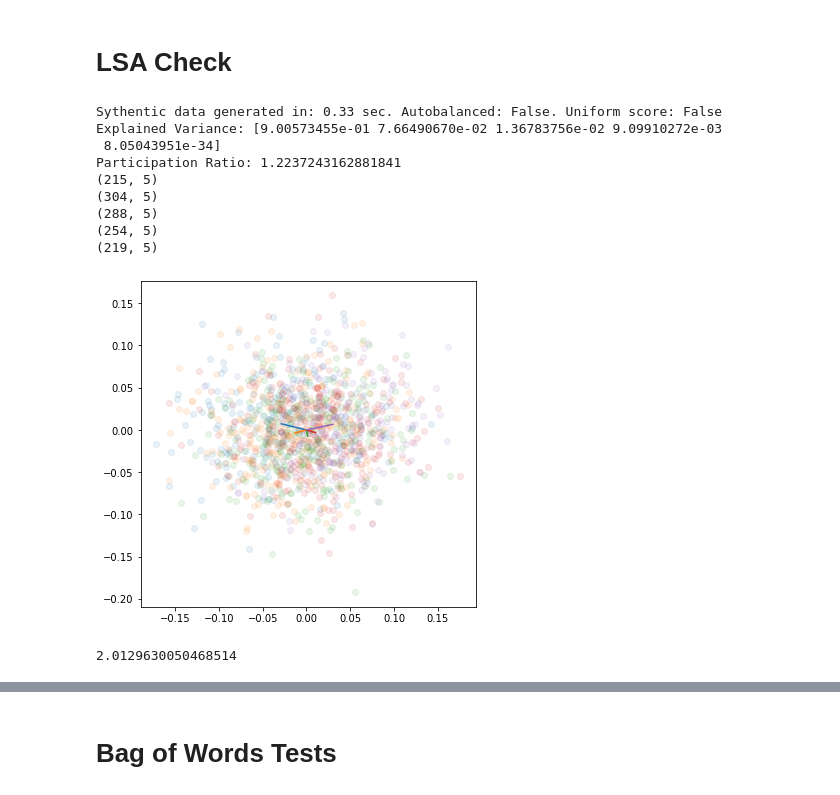
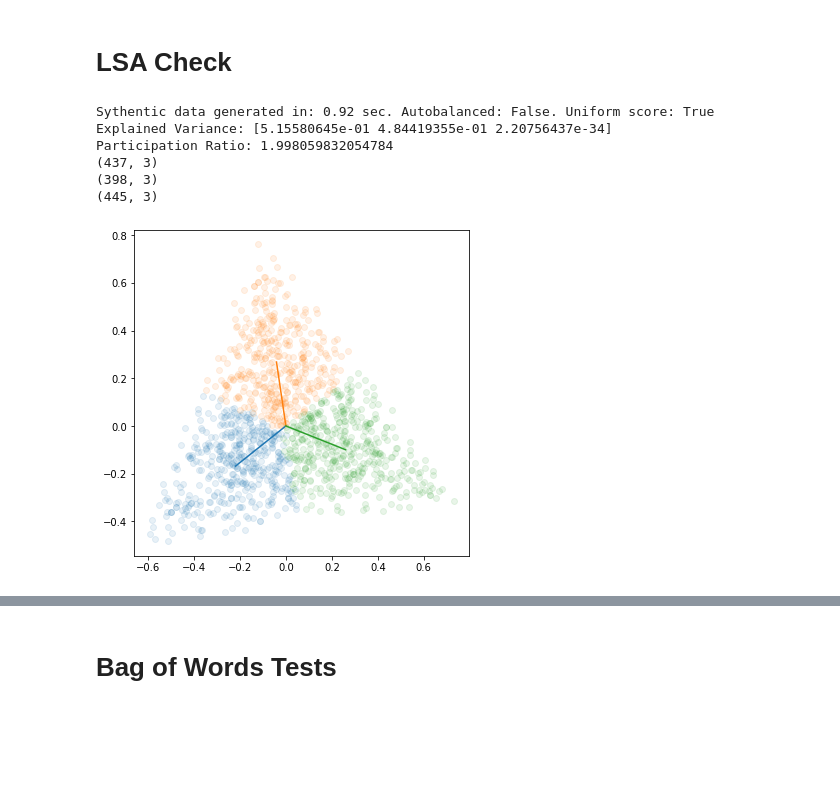
Before and after one commit to kaitken17/colab_based_projects, a Jupyter notebook: sythetic_analysis_multiclass.ipynb, the cells around one changed output, grey strips where cells are left out. Saved outputs shown, nothing was run; the diff lists cells and outputs as text; code cells hidden in the pictures; blank space fills up the shorter version.

```diff
--- a/sythetic_analysis_multiclass.ipynb
+++ b/sythetic_analysis_multiclass.ipynb
@@ -1667,5 +563,5 @@ Readout shape: (4, 128)
 # %%
-pc_dims = 6
+pc_dims = 5
 
 # Finds percentage of variance explained by top pc_dims of PCA
 pca_full = PCA(n_components=rnn_specs['hidden_size'])
@@ -1878,8 +742,8 @@ Avg perc in rest for subspace dim 3: 1.0
 # %%
 word = None
 if word == None:
-  word_tensor = jnp.zeros(rnn_specs['input_size'])
-  # word_tensor = 1/3*jnp.ones(rnn_specs['input_size'])
+  # word_tensor = jnp.zeros(rnn_specs['input_size'])
+  word_tensor = 1/rnn_specs['input_size']*jnp.ones(rnn_specs['input_size'])
 else:
   word_tensor = wordToTensor(word, toy_params['words'])[0]
 
@@ -1891,6 +755,6 @@ xstar = jnp.outer(pts_ones, jnp.asarray(word_tensor))
 
 fp_loss_fun = renn.build_fixed_point_loss(cell, rnn_params)
 fixed_points, loss_hist, fp_losses = renn.find_fixed_points(fp_loss_fun, pts, xstar, optimizers.adam(0.01),
-                                                            tolerance=5e-4, steps=range(10000))
+                                                            tolerance=1e-4, steps=range(10000))
 print('Done')
 # %% [output]
@@ -3177,8 +1839,8 @@ Initializing readouts as simplex dimensions.
 # Dimensions vs Number of Classes Tests
 # %%
 n_trials = 5000
-class_size = [2, 3, 4, 5, 6, 7, 8, 9, 10]
-states = 'Hidden' # Supports 'Hidden' and 'Fixed'
+class_size = [2, 3, 4, 5, 6, 7]
+states = 'Fixed' # Supports 'Hidden' and 'Fixed'
 
 unique_tol = 0.025
 do_print = True
@@ -3200,7 +1862,9 @@ ro_plane_perc = np.zeros((len(class_size),))
 for class_idx, class_num in zip(range(len(class_size)), class_size):
 
   # Loads network
-  path = '/content/drive/My Drive/ml_research/fixedpoints_nlp/data/gru_{}classrgb_minimal_noRO_l2is2e-4.pickle'.format(class_num)
+  path = '/content/drive/My Drive/ml_research/fixedpoints_nlp/data/gru_{}class_uniformscore_noRO_l2is1e-2.pickle'.format(class_num)
+  # path = '/content/drive/My Drive/ml_research/fixedpoints_nlp/data/gru_{}classrgb_minimal_noRO_l2is2e-4.pickle'.format(class_num)
+  # path = '/content/drive/My Drive/ml_research/fixedpoints_nlp/data/gru_{}classrgb_uniformscore_noRO_l2is5e-4.pickle'.format(class_num)
 
   # Loads network
   with open(path, 'rb') as load_file:
@@ -3237,7 +1901,7 @@ for class_idx, class_num in zip(range(len(class_size)), class_size):
     xstar = jnp.zeros((pts.shape[0], rnn_specs['input_size']))
     fp_loss_fun = renn.build_fixed_point_loss(cell, rnn_params)
     fixed_points, loss_hist, fp_losses = renn.find_fixed_points(fp_loss_fun, pts, xstar, optimizers.adam(0.01),
-                                                                tolerance=.01 * 1/2*(np.mean(avg_step_sizes))**2, steps=range(10000))
+                                                                tolerance=.05 * 1/2*(np.mean(avg_step_sizes))**2, steps=range(10000))
     pts_reduced, unique_kidxs = keep_unique_fixed_points(fixed_points, unique_tol, do_print)
 
   # PCA measures
@@ -3271,7 +1935,7 @@ for class_idx, class_num in zip(range(len(class_size)), class_size):
   slope, _, _, _, _ = find_correlation_dimension(r_range, dist_sq, show_plot=False)
   corr_dim_vals[class_idx] = slope
 
-  local_prs[class_idx] = local_pca_analysis(pts_reduced, dist_sq, n_pts=20, k=100*class_num)
+  local_prs[class_idx] = local_pca_analysis(pts_reduced, dist_sq, n_pts=20, k=50*class_num)
 
   # Readout tests
   readout = readout_params.T
@@ -3356,29 +1996,28 @@ plt.legend()
 # LSA Check
 # %%
 toy_params = {
-  'phrase_length': 48,
+  'phrase_length': 50,
   'loss_type': 'XE',
-  'context_words' : True,
-  'unordered_class': False, # Use an unordered class set
+  'context_words' : False,
+  'unordered_class': True, # Use an unordered class set
   'n_unordered': 3,
-  # 'words': ['kinda0', 'kinda1', 'kinda2'],
-  # 'uniform_score': True, # Uniform distribution over scores
+  # 'words': ['kinda0', 'kinda1', 'kinda2', 'the'],
+  'uniform_score': True, # Uniform distribution over scores
   # 'filter': 24.0
 }
 
 toy_params['words'] = generateWordBank(toy_params)
-toy_params['sentiments'] = ['One', 'Two', 'Three', 'Four', 'Five']
+# toy_params['sentiments'] = ['One', 'Two', 'Three', 'Four', 'Five']
 # toy_params['sentiments'] = ['Bad', 'Neutral', 'Good']
 if toy_params['unordered_class']:
   toy_params['sentiments'] = ['sent'+str(i) for i in range(toy_params['n_unordered'])]
-toy_params['base_word_vals'] = baseWordValues(toy_params)
-
+toy_params['base_word_vals'] = syn.baseWordValues(toy_params)
 
 train_params = {'train_set_size': 1280}
 
-train_params, toy_params, _ = default_params(train_params, toy_params, {})
+train_params, toy_params, _ = syn_train.default_params(train_params, toy_params, {})
 
-syn_data = generate_data(train_params['train_set_size'], toy_params, len(toy_params['sentiments']), jnp_arrays=False)
+syn_data = syn.generate_data(train_params['train_set_size'], toy_params, len(toy_params['sentiments']), jnp_arrays=False)
 
 state_sums = np.zeros((len(toy_params['sentiments']), len(toy_params['words'])))
 n_states = np.zeros((len(toy_params['sentiments'])))
@@ -3390,46 +2029,39 @@ for sent, sent_idx in zip(toy_params['sentiments'], range(len(toy_params['sentim
   n_states[sent_idx] = len(states[sent_idx])
 # subtracts mean across all states
 mean_state = np.sum(state_sums, axis=0) / (train_params['train_set_size']*toy_params['phrase_length'])
 
 state_sums_norm = np.zeros((len(toy_params['sentiments']), len(toy_params['words'])))
 
 for state_idx in range(state_sums.shape[0]):
   state_sums_norm[state_idx] = state_sums[state_idx]/(n_states[state_idx]*toy_params['phrase_length']) - mean_state
   for i in range(int(n_states[state_idx])):
     states[state_idx][i] = states[state_idx][i]/toy_params['phrase_length'] - mean_state
 
-pca_full = PCA(n_components=len(toy_params['sentiments']))
+pca_full = PCA(n_components=np.min([len(toy_params['sentiments']), len(toy_params['words'])]))
 states_pca = pca_full.fit_transform(state_sums_norm)
 explained_var = pca_full.explained_variance_ratio_
 print('Explained Variance:', explained_var,'')
-print('Participation Ratio:', participation_ratio_vector(pca_full.explained_variance_))
+print('Participation Ratio:', syn_an.participation_ratio_vector(pca_full.explained_variance_))
 
 pc1 = 0
 pc2 = 1
 
 plt.figure(figsize=(6,6))
 for state_idx in range(state_sums.shape[0]):
   plt.plot([0, states_pca[state_idx,pc1]], [0, states_pca[state_idx,pc2]])
   pca_state = pca_full.transform(states[state_idx])
   print(pca_state.shape)
   plt.scatter(pca_state[:, pc1], pca_state[:, pc2], alpha=0.1)
 
 plot_coords = None
 if plot_coords != None:
   plt.xlim(-plot_coords, plot_coords)
   plt.ylim(-plot_coords, plot_coords)
 # %% [output]
-Sythentic data generated in: 0.33 sec. Autobalanced: False. Uniform score: False
-Explained Variance: [9.00573455e-01 7.66490670e-02 1.36783756e-02 9.09910272e-03
- 8.05043951e-34]
-Participation Ratio: 1.2237243162881841
-(215, 5)
-(304, 5)
-(288, 5)
-(254, 5)
-(219, 5)
+Sythentic data generated in: 0.92 sec. Autobalanced: False. Uniform score: True
+Explained Variance: [5.15580645e-01 4.84419355e-01 2.20756437e-34]
+Participation Ratio: 1.998059832054784
+(437, 3)
+(398, 3)
+(445, 3)
-[figure, old version]
+[figure, new version]
-# %%
-pca_state[5,1]
-# %% [output]
-2.0129630050468514
```
Also changed, not shown: parts of 91 cells of this notebook.
